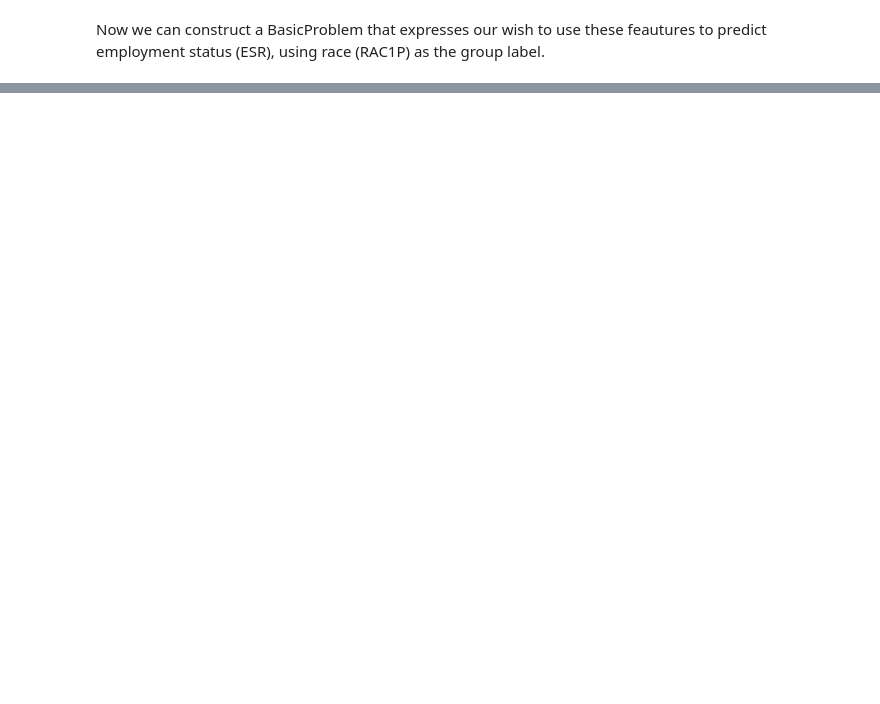
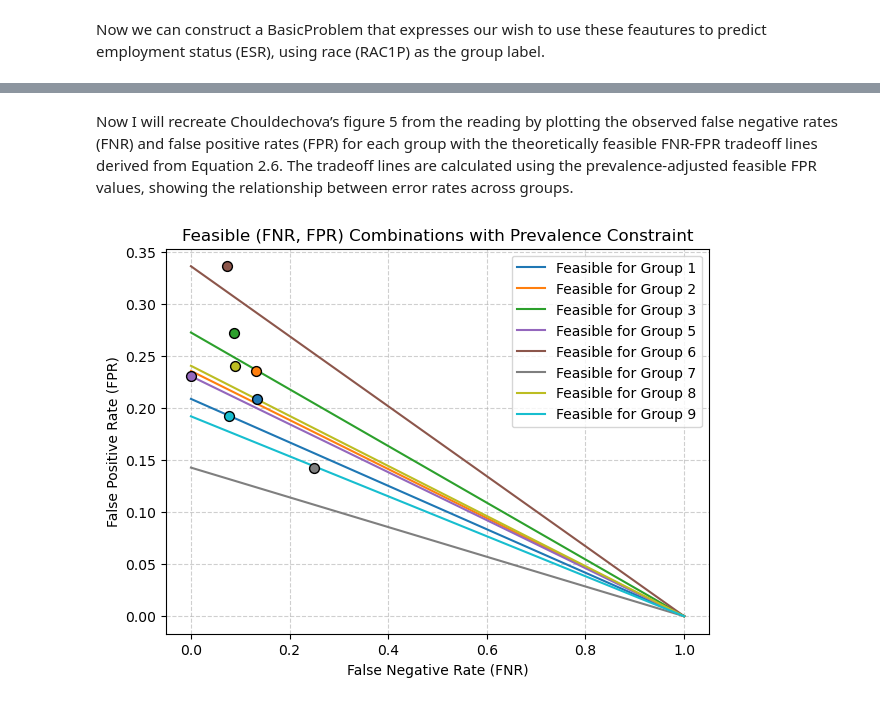
Before and after one commit to evanflaks/evanflaks.github.io, a Jupyter notebook: posts/bias/bias.ipynb, the cells around one changed output, grey strips where cells are left out. Saved outputs shown, nothing was run; the diff lists cells and outputs as text; code cells hidden in the pictures; blank space fills up the shorter version.

```diff
--- a/posts/bias/bias.ipynb
+++ b/posts/bias/bias.ipynb
@@ -106,0 +366,17 @@ KeyError: 'RAC1P'
+# %%
+import pandas as pd
+
+# Assuming results_df already contains 'group', 'PPV', 'FNR', and 'FPR'
+# Compute prevalence (p) for each group using y_test from df_results (individual-level data)
+prevalence = df_results.groupby("race")["true_employment"].mean().reset_index()
+prevalence.columns = ["race", "Prevalence"]
+
+# Merge prevalence into results_df
+results_df = results_df.merge(prevalence, on="race", how="left")
+
+# Compute Feasible FPR using Equation (2.6)
+results_df["Feasible_FPR"] = (results_df["Prevalence"] / (1 - results_df["Prevalence"])) * \
+                             ((1 - results_df["PPV"]) / results_df["PPV"]) * \
+                             (1 - results_df["FNR"])
+
+results_df
@@ -106,0 +393,52 @@ KeyError: 'RAC1P'
+# %% [markdown]
+Now I will recreate Chouldechova’s figure 5 from the reading by plotting the observed false negative rates (FNR) and false positive rates (FPR) for each group with the theoretically feasible FNR-FPR tradeoff lines derived from Equation 2.6. The tradeoff lines are calculated using the prevalence-adjusted feasible FPR values, showing the relationship between error rates across groups.
+# %%
+import matplotlib.pyplot as plt
+import numpy as np
+import pandas as pd
+
+# Extract observed values from results_df
+groups = results_df["race"]
+FNR = results_df["FNR"]
+FPR = results_df["FPR"]
+Feasible_FPR = results_df["Feasible_FPR"]  # Precomputed from the equation
+
+# Define colors for each group
+colors = plt.cm.tab10(np.linspace(0, 1, len(groups)))  # Using tab10 colormap
+
+# Generate feasible FNR-FPR tradeoff line using equation
+fnr_range = np.linspace(0, 1, 100)
+
+# Compute target FPR (equalizing across all groups)
+target_fpr = np.mean(FPR)
+
+# Define prevalence (p) and positive predictive value (PPV) - Assumed fixed
+p = 0.5  # Example prevalence
+ppv = 0.6  # Example PPV
+
+# Compute required FNR adjustments using Equation (2.6)
+Required_FNR_Adjustment = 1 - (target_fpr * (1 - p) * ppv) / (p * (1 - ppv)) - FNR
+
+# Store adjustments back into results_df
+results_df["Required_FNR_Adjustment"] = Required_FNR_Adjustment
+
+# Create figure
+plt.figure(figsize=(7, 5))
+
+# Plot feasible tradeoff lines and corresponding observed points
+for i, group in enumerate(groups):
+    color = colors[i]  # Assign color to group
+    plt.plot(fnr_range, Feasible_FPR[i] * (1 - fnr_range), color=color, label=f"Feasible for Group {group}")
+    plt.scatter(FNR[i], FPR[i], color=color, edgecolors="black", s=50, zorder=3)  # Matching color with a black outline
+
+# Labels and styling
+plt.xlabel("False Negative Rate (FNR)")
+plt.ylabel("False Positive Rate (FPR)")
+plt.title("Feasible (FNR, FPR) Combinations with Prevalence Constraint")
+plt.legend()
+plt.grid(True, linestyle="--", alpha=0.6)
+
+# Show plot
+plt.show()
+# %% [output]
+[figure, added]
```
Also changed, not shown: parts of 60 cells of this notebook, 10 other files.
